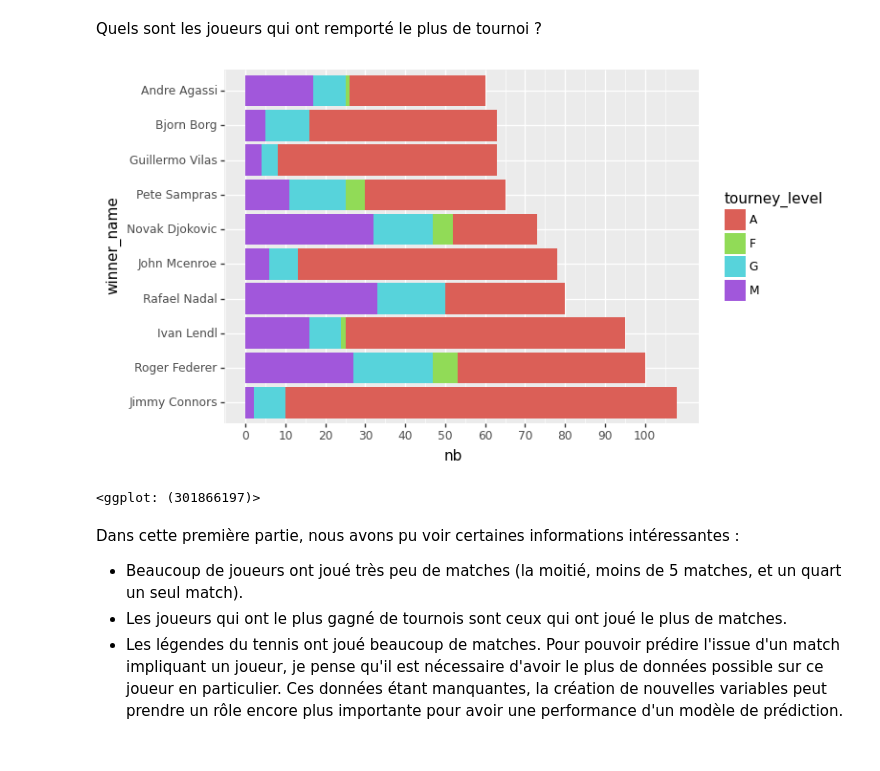
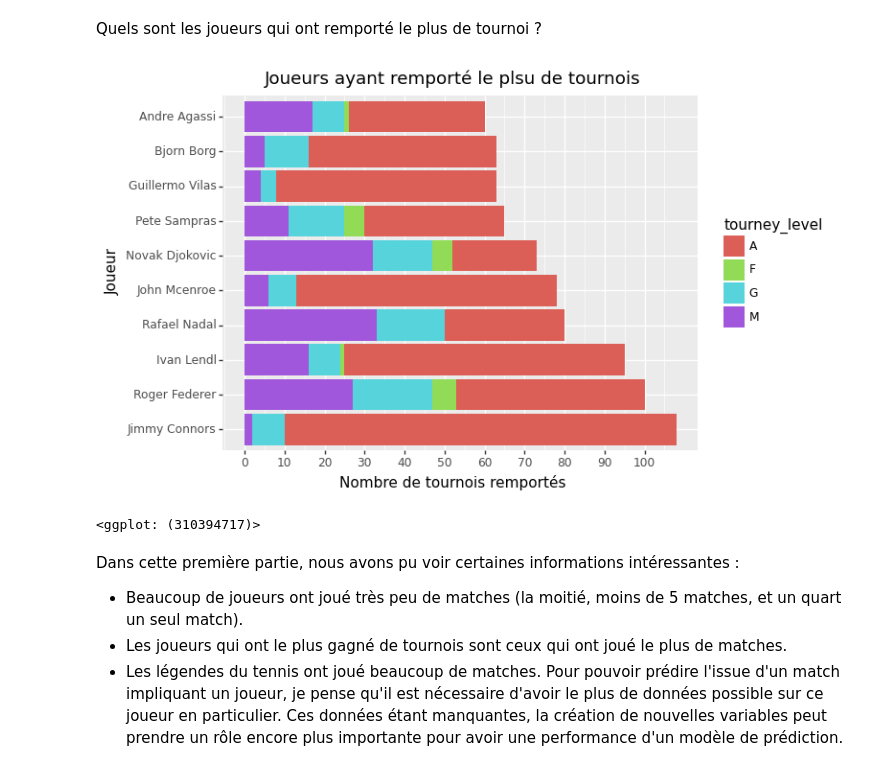
Before and after one commit to antoinemertz/tennis-game-prediction, a Jupyter notebook: notebooks/eda.ipynb, the cells around one changed output. Saved outputs shown, nothing was run; the diff lists cells and outputs as text; code cells hidden in the pictures.

```diff
--- a/notebooks/eda.ipynb
+++ b/notebooks/eda.ipynb
@@ -101,6 +150,6 @@ df = df.rename({'round': 'tourney_stage'}, axis='columns')
 # %%
 df['tourney_date'] = pd.to_datetime(df['tourney_date'], format="%Y%m%d")
-df = df.sort_values(['tourney_date', 'match_num'])
+df = df.sort_values(['tourney_date', 'tourney_id', 'match_num'])
 # %%
 df['tourney_year'] = df['tourney_date'].dt.year
 # %% [markdown]
@@ -109,0 +161,2 @@ df['surface'] = df['surface'].replace({'None': np.nan})
+# %%
+df.loc[df['l_bpSaved'] < 0, 'l_bpSaved'] = 0
@@ -258,13 +333,16 @@ top_winners = top_winners[top_winners.winner_name.isin(top_winners.winner_name.d
 # %%
 (
     ggplot(top_winners, aes(x='winner_name', y='nb', fill='tourney_level'))
     + geom_bar(stat="identity")
     + scale_y_continuous(breaks = range(0,max(top_winners['total']), 10))
+    + xlab("Joueur")
+    + ylab("Nombre de tournois remportés")
+    + ggtitle("Joueurs ayant remporté le plsu de tournois")
     + coord_flip()
 )
 # %% [output]
-[figure, old version]
+[figure, new version]
-<ggplot: (301866197)>
+<ggplot: (310394717)>
 # %% [markdown]
 <font color="grey-black">Dans cette première partie, nous avons pu voir certaines informations intéressantes :</font>
 - <font color="grey-black">Beaucoup de joueurs ont joué très peu de matches (la moitié, moins de 5 matches, et un quart un seul match).</font>
```
Also changed, not shown: parts of 90 cells of this notebook.
